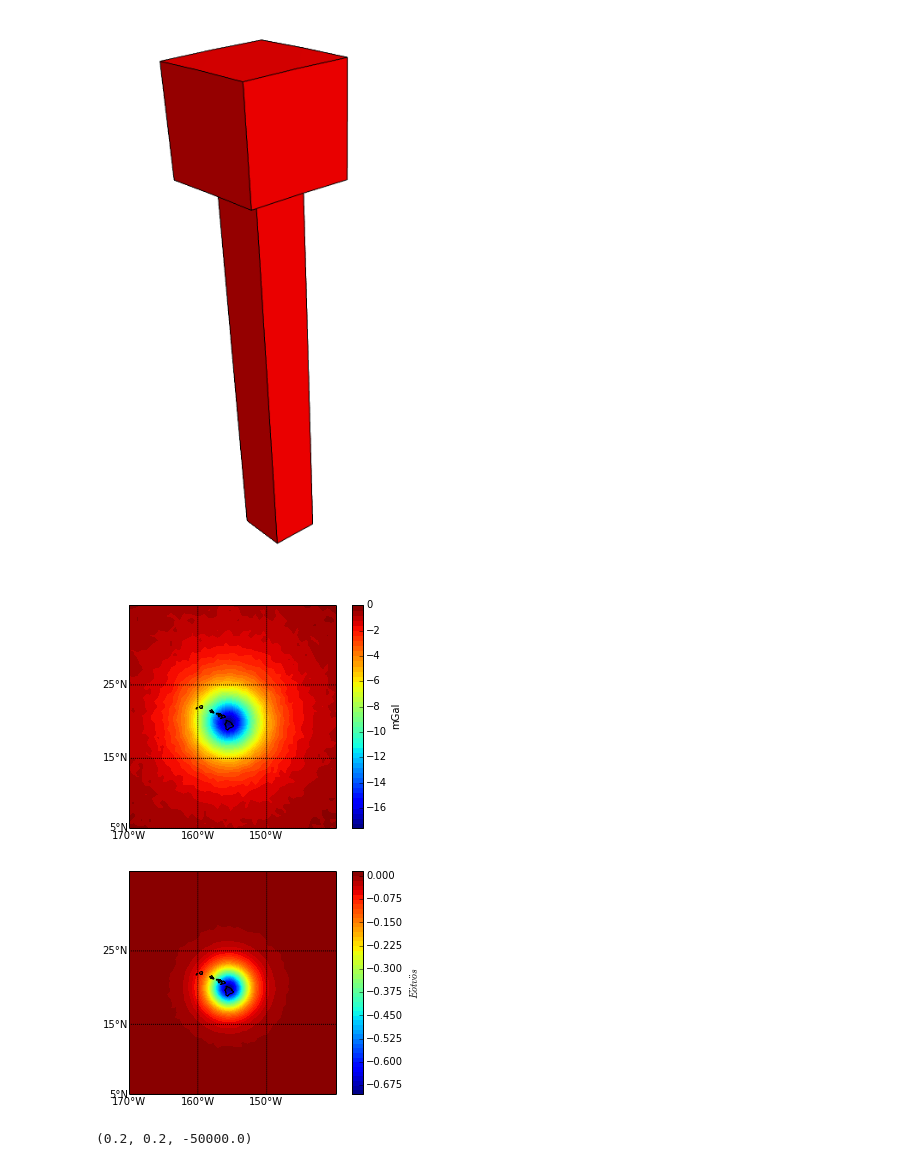
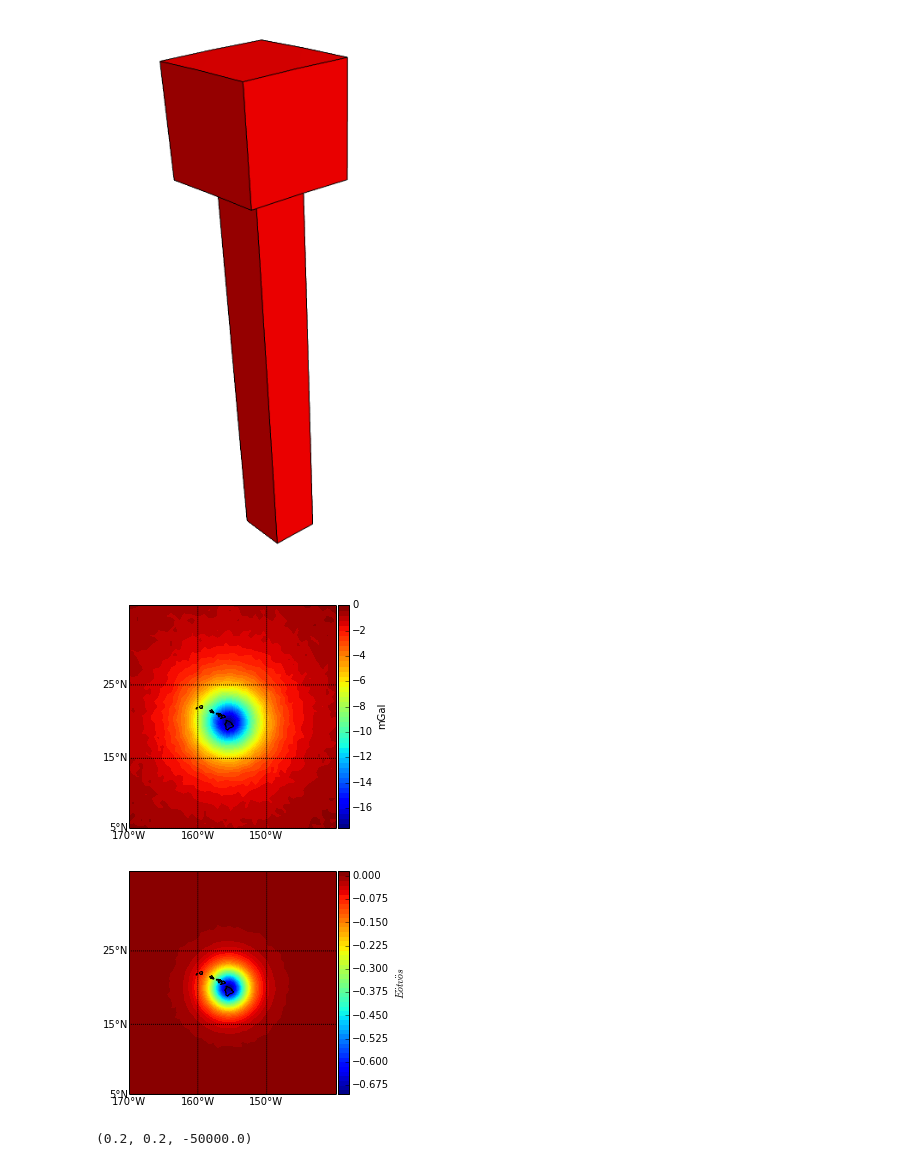
Before and after one commit to leouieda/egu2014, a Jupyter notebook: notebooks/plume.ipynb, the cells around one changed output. Drawn from its saved outputs; the diff is of its cells as text; code cells hidden in the pictures.

Commit message:
Better figures for plume model
Maps had a lot of white space.

```diff
--- a/notebooks/plume.ipynb
+++ b/notebooks/plume.ipynb
@@ -42,15 +42,15 @@ gzz = utils.contaminate(tesseroid.gzz(lon, lat, height, model), 0.001, seed=0)
 bm = mpl.basemap(area, 'merc', resolution='h')
 # %%
 for f, units, fname in zip([gz, gzz], ['mGal', r'$E\"otv\"os$'], ['plume-gz.png', 'plume-gzz.png']):
-    mpl.figure()
+    mpl.figure(figsize=(4.5, 4))
     mpl.contourf(lon, lat, f, shape, 50, basemap=bm)
-    mpl.colorbar().set_label(units)
+    mpl.colorbar(pad=0.01).set_label(units)
     mpl.draw_geolines(area, 10, 10, basemap=bm)
     bm.drawcoastlines()
     mpl.savefig('{}/{}'.format(imgdir, fname), dpi=200)
 # %% [output]
-[figure, old version]
+[figure, new version]
-[figure, old version]
+[figure, new version]
 # %%
 def plot(solver, data, fname):
     predicted = solver.predicted()
```
Also changed, not shown: parts of 4 cells of this notebook, 6 other files.
